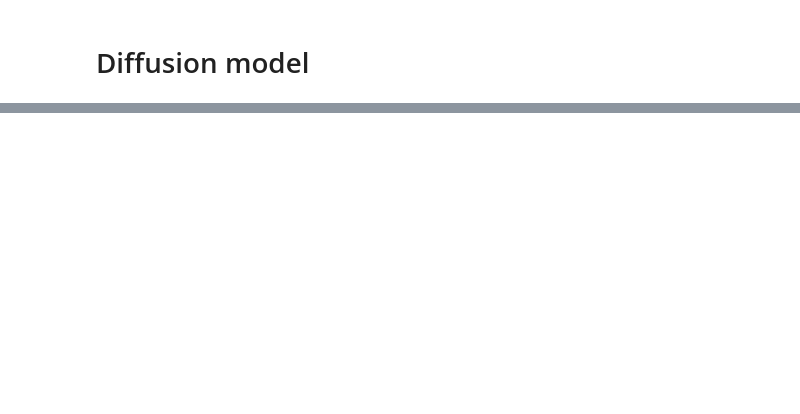
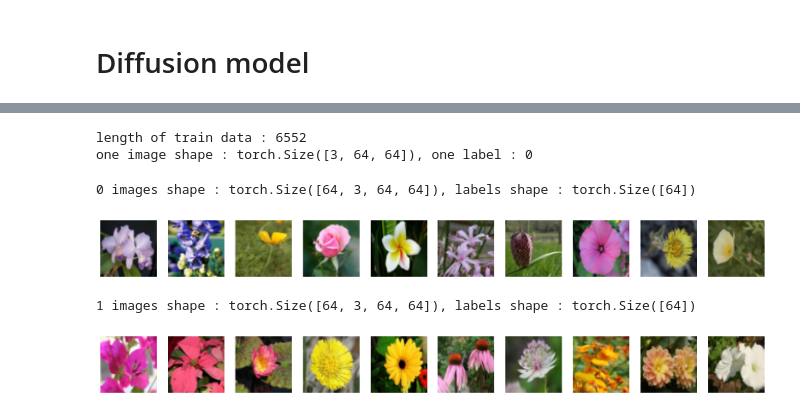
Before and after one commit to samrullo/Generative_Deep_Learning_2nd_Edition, a Jupyter notebook: notebooks/08_diffusion/01_ddm/experiment.ipynb, the cells around one changed output, grey strips where cells are left out. Drawn from its saved outputs; the diff is of its cells as text; code cells hidden in the pictures; blank space fills up the shorter version.

Commit message:
generative deep learning

```diff
--- a/notebooks/08_diffusion/01_ddm/experiment.ipynb
+++ b/notebooks/08_diffusion/01_ddm/experiment.ipynb
@@ -282,3 +362,4 @@ class DiffusionModel(nn.Module):
 # %%
+images = torch.randn(16, 3, 64, 64)
 model = DiffusionModel(3,normalizer)
-out = model(input_data)
+out = model(images)
@@ -284,0 +375,16 @@ out = model(input_data)
+# %%
+transform = transforms.Compose(
+    [transforms.Resize((IMAGE_SIZE, IMAGE_SIZE)), transforms.ToTensor()]
+)
+# %%
+train_data = datasets.ImageFolder(r"C:\Users\amrul\programming\deep_learning\dl_projects\Generative_Deep_Learning_2nd_Edition\data\flower\flower_data\flower_data\train",
+                                  transform=transform)
+# %%
+print(f"length of train data : {len(train_data)}")
+image, label = train_data[0]
+print(f"one image shape : {image.shape}, one label : {label}")
+# %% [output]
+length of train data : 6552
+one image shape : torch.Size([3, 64, 64]), one label : 0
+# %%
+train_loader = DataLoader(train_data, batch_size=BATCH_SIZE,shuffle=True, num_workers=4)
@@ -284,0 +396,13 @@ out = model(input_data)
+# %%
+from notebooks.utils import display, sample_batch
+
+for idx, (images,labels) in enumerate(train_loader):
+    if idx>1:
+        break
+    print(f"{idx} images shape : {images.shape}, labels shape : {labels.shape}")
+    display(images.permute(0,2,3,1).numpy())
+# %% [output]
+0 images shape : torch.Size([64, 3, 64, 64]), labels shape : torch.Size([64])
+[figure, added]
+1 images shape : torch.Size([64, 3, 64, 64]), labels shape : torch.Size([64])
+[figure, added]
```
Also changed, not shown: parts of 30 cells of this notebook, 3 other files.
